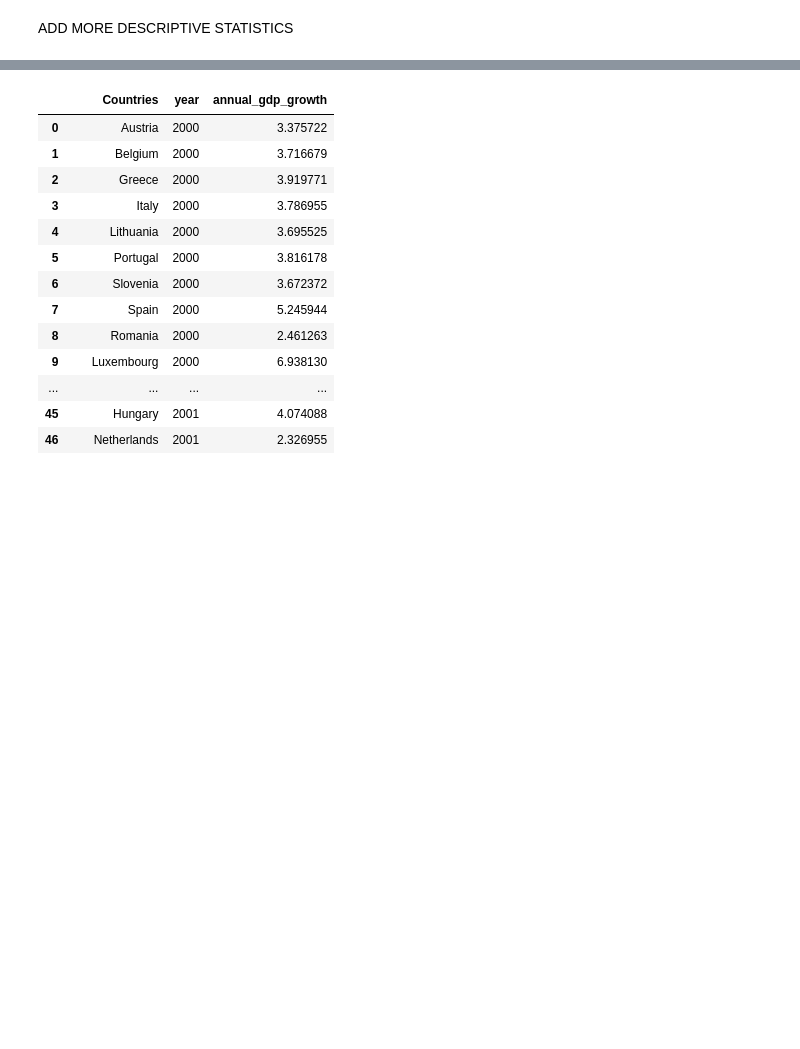
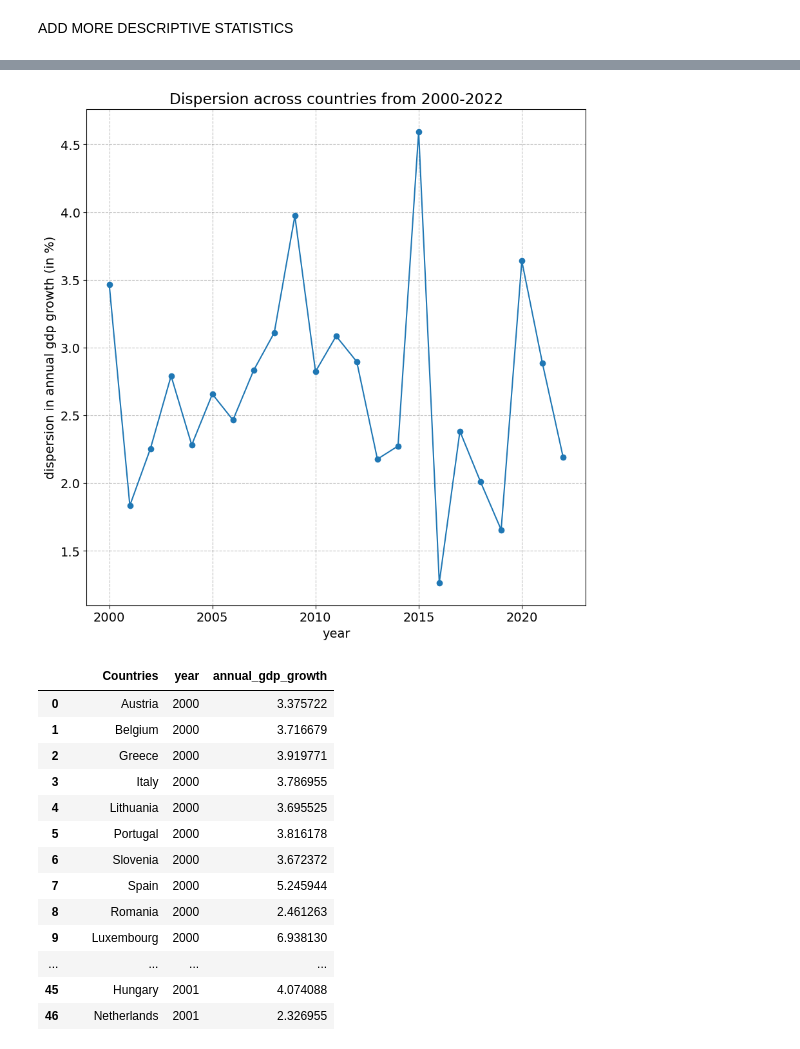
Before and after one commit to NumEconCopenhagen/projects-2024-darja-christian, a Jupyter notebook: dataproject/Darja_Work.ipynb, the cells around one changed output, grey strips where cells are left out. Cells and saved outputs as stored; diff of their text form; code cells hidden in the pictures; blank space fills up the shorter version.

Commit message:
added dispersion across time

```diff
--- a/dataproject/Darja_Work.ipynb
+++ b/dataproject/Darja_Work.ipynb
@@ -132,3 +129,7 @@ gdp_growth = gdp_growth_long_sort.join(gdp_growth_mean, on='Countries')
 gdp_growth['gdp_mean_dev'] = gdp_growth['annual_gdp_growth'] - gdp_growth['country_mean_gdp_growth']
 
 gdp_growth.head(30)
+
+## calculate unbiased standard deviation across countries over time
+gdp_growth_sd = gdp_growth_long_sort.groupby('year')['annual_gdp_growth'].std().rename('year_sd_gdp_growth')
+gdp_growth = gdp_growth.join(gdp_growth_sd, on='year')
@@ -153,3 +151,19 @@ gdp_growth.head(30)
+# %%
+## plotting yearly dispersion across countries
+fig_0 = plt.figure(frameon=True,figsize=(10,10), dpi=100)
+ax = fig_0.add_subplot(1,1,1)
+
+# Loop through each country in gdp_long_subset and plot its time series
+#ax.plot(gdp_growth['year'], gdp_growth['year_sd_gdp_growth'])
+gdp_growth_sd.plot(ax=ax,style='-o')
+#ax.legend(bbox_to_anchor=(0.185, 0.18))
+ax.set_xlabel('year')
+#plt.xticks(rotation=45)
+ax.set_ylabel('dispersion in annual gdp growth (in %)')
+ax.set_title('Dispersion across countries from 2000-2022')
+plt.show();
+# %% [output]
+[figure, added]
 # %%
 gdp_growth_long.head(50)
 # %% [output]
```
Also changed, not shown: parts of 3 cells of this notebook.
